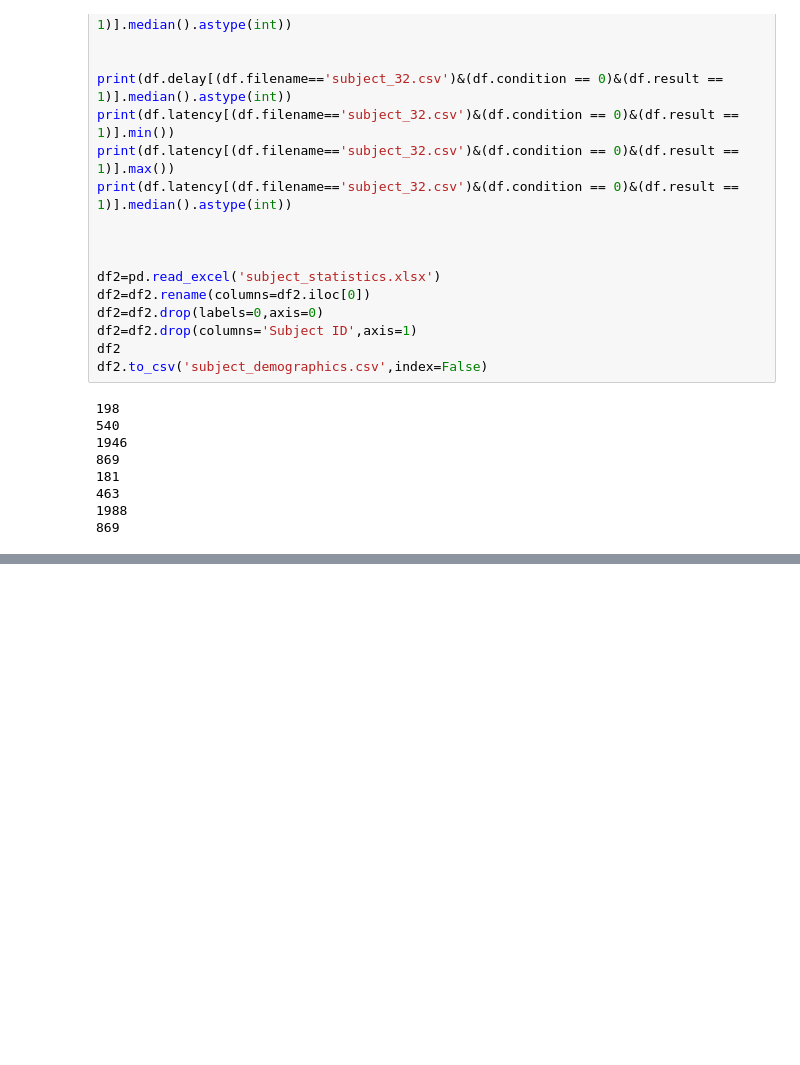
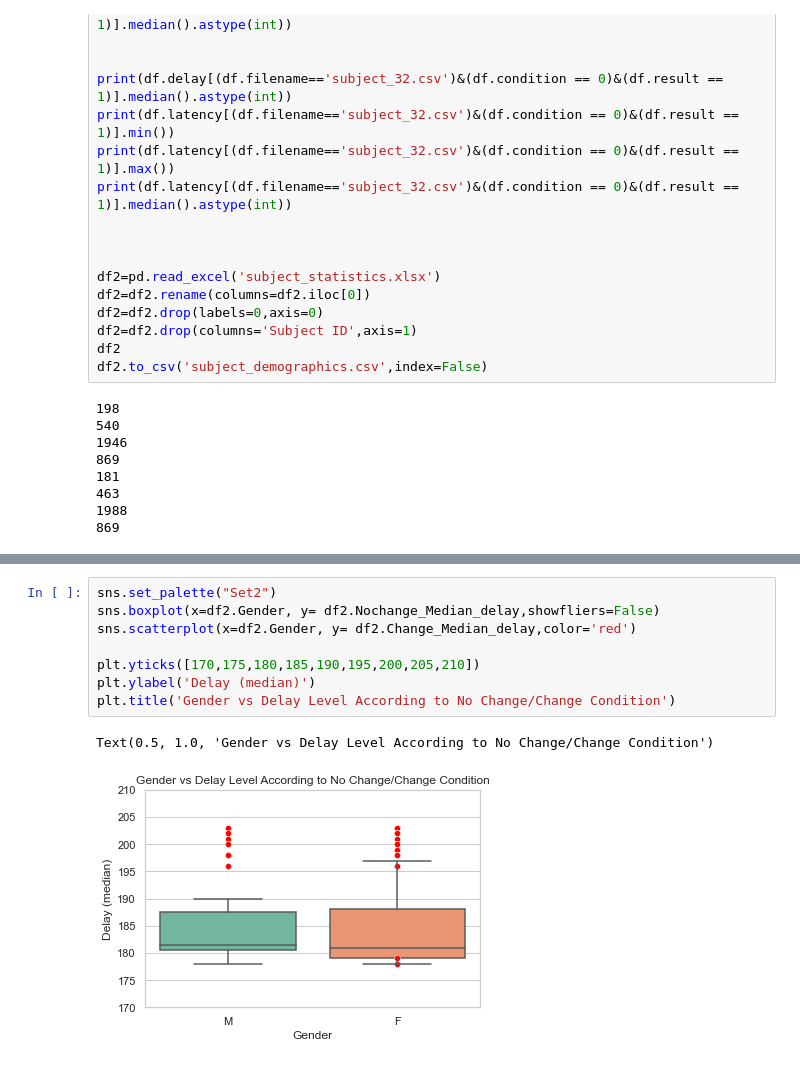
Before and after one commit to trickydaze/Behavioural-Neuroscience, a Jupyter notebook: Visualisation.ipynb, the cells around one changed output, grey strips where cells are left out. Drawn from its saved outputs; the diff is of its cells as text; blank space fills up the shorter version.

```diff
--- a/Visualisation.ipynb
+++ b/Visualisation.ipynb
@@ -291,0 +302,11 @@ Name: Change_Median_delay, dtype: object
+# %%
+sns.set_palette("Set2")
+sns.boxplot(x=df2.Gender, y= df2.Nochange_Median_delay,showfliers=False)
+sns.scatterplot(x=df2.Gender, y= df2.Change_Median_delay,color='red')
+
+plt.yticks([170,175,180,185,190,195,200,205,210])
+plt.ylabel('Delay (median)')
+plt.title('Gender vs Delay Level According to No Change/Change Condition')
+# %% [output]
+Text(0.5, 1.0, 'Gender vs Delay Level According to No Change/Change Condition')
+[figure, added]
```
Also changed, not shown: parts of 5 cells of this notebook.
